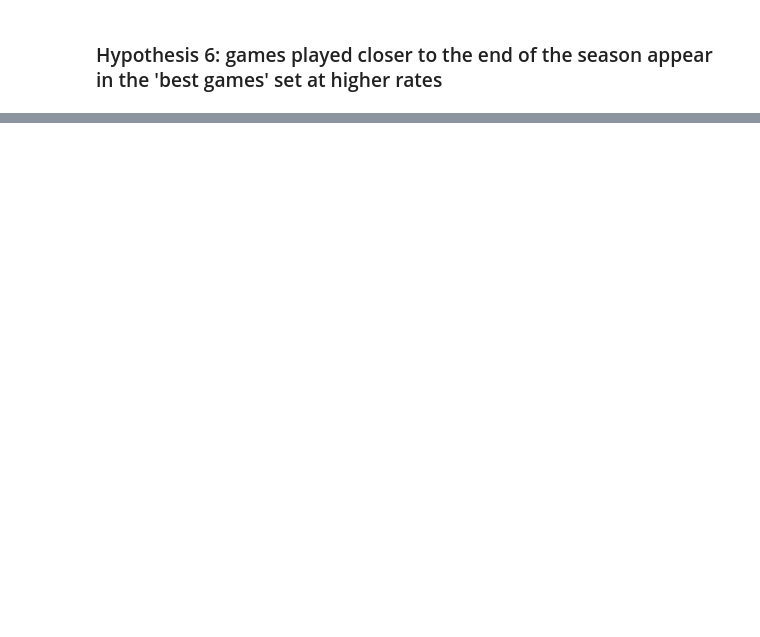
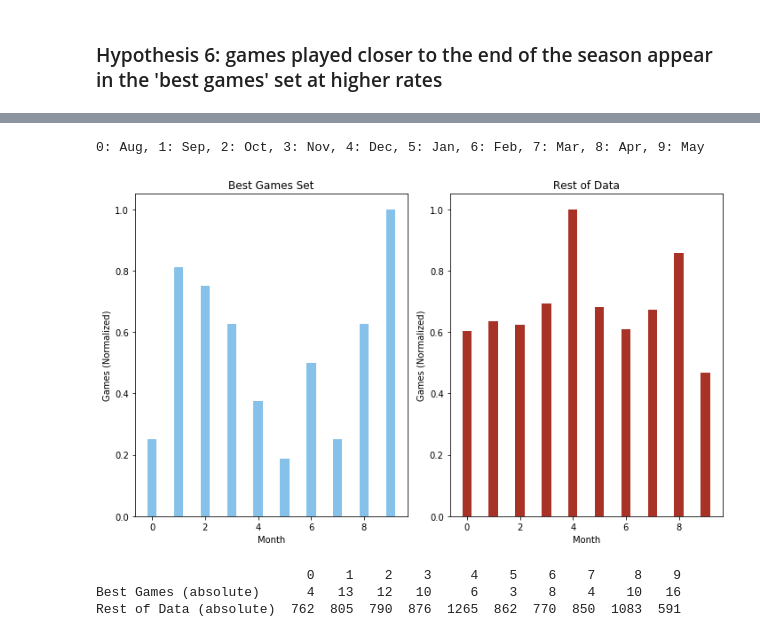
Before and after one commit to ryanwonghc/Premier-League-Game-Classifier, a Jupyter notebook: Data Cleaning and Exploration.ipynb, the cells around one changed output, grey strips where cells are left out. Drawn from its saved outputs; the diff is of its cells as text; code cells hidden in the pictures; blank space fills up the shorter version.

```diff
--- a/Data Cleaning and Exploration.ipynb
+++ b/Data Cleaning and Exploration.ipynb
@@ -517,0 +574,61 @@ From the figures above, we can come to several conclusions:
+# %%
+month_dict = {'08':0, '09':1, '10':2, '11':3, '12':4, '01':5, '02':6, '03':7, '04':8, '05':9}
+month_of_game = []
+
+for index, row in df.iterrows():
+    date = row['Date']
+    month = date.split('/')[1]
+    val = month_dict[month]
+    month_of_game.append(val)
+
+df['Month'] = month_of_game
+# %%
+label = list(month_dict.values())
+print('0: Aug, 1: Sep, 2: Oct, 3: Nov, 4: Dec, 5: Jan, 6: Feb, 7: Mar, 8: Apr, 9: May')
+
+N = 10
+best = [None] * 10
+rest = [None] * 10
+
+target_best = df['Best Game'] == 1
+best_set = df[target_best]
+best_set_list = best_set['Month'].values.tolist()
+target_rest = df['Best Game'] == 0
+rest_set = df[target_rest]
+rest_set_list = rest_set['Month'].values.tolist()
+
+for x in range(10):
+    best[x] = best_set_list.count(x)
+    rest[x] = rest_set_list.count(x)
+
+max_best = max(best)
+max_rest = max(rest)
+
+best_norm = [x/max_best for x in best]
+rest_norm = [x/max_rest for x in rest]
+
+ind = np.arange(N)
+width = 0.35
+fig, axes = plt.subplots(nrows=1, ncols=2, figsize=(10, 6))
+axes[0].bar(ind, best_norm, width, color='#85C1E9')
+axes[0].set_title("Best Games Set")
+axes[0].set_ylabel('Games (Normalized)')
+axes[0].set_xlabel('Month')
+axes[1].bar(ind, rest_norm, width, color='#A93226')
+axes[1].set_title("Rest of Data")
+axes[1].set_ylabel('Games (Normalized)')
+axes[1].set_xlabel('Month')
+fig.tight_layout()
+
+plt.show()
+
+combined = [best, rest]
+results = pd.DataFrame(columns=label, data=combined)
+results.index = ['Best Games (absolute)', 'Rest of Data (absolute)']
+print(results)
+# %% [output]
+0: Aug, 1: Sep, 2: Oct, 3: Nov, 4: Dec, 5: Jan, 6: Feb, 7: Mar, 8: Apr, 9: May
+[figure, added]
+                           0    1    2    3     4    5    6    7     8    9
+Best Games (absolute)      4   13   12   10     6    3    8    4    10   16
+Rest of Data (absolute)  762  805  790  876  1265  862  770  850  1083  591
```
Also changed, not shown: parts of 14 cells of this notebook, 10 other files.
